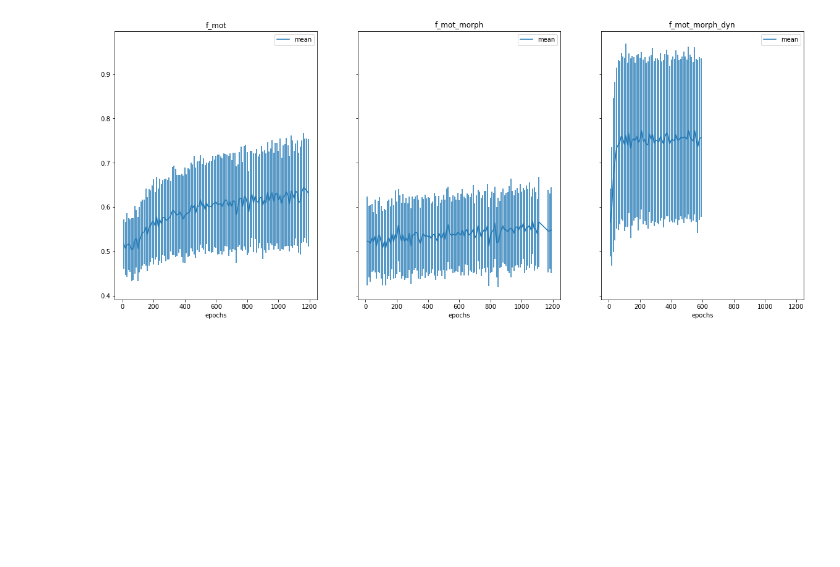
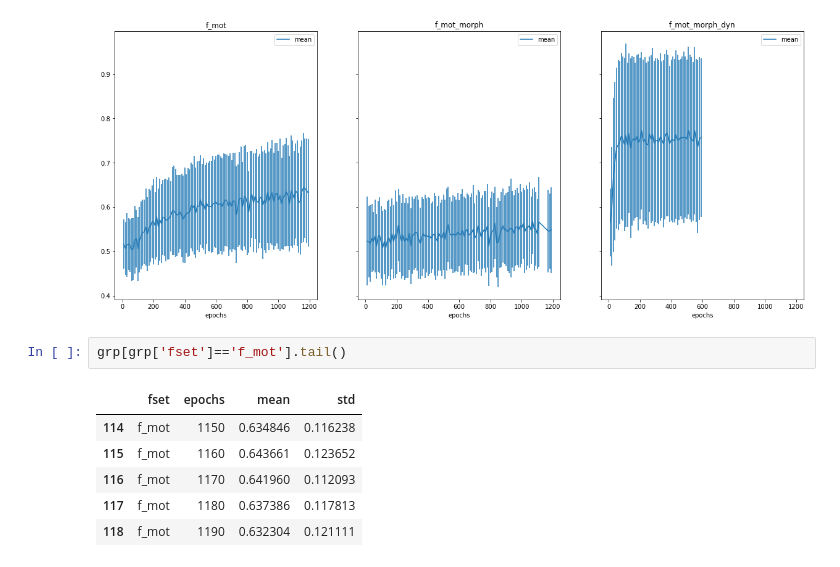
Before and after one commit to redchuk/n_track_ML, a Jupyter notebook: notebooks/plot_epoch_loop_outputs.ipynb, the cells around one changed output. Cells and saved outputs as stored; diff of their text form; blank space fills up the shorter version.

```diff
--- a/notebooks/plot_epoch_loop_outputs.ipynb
+++ b/notebooks/plot_epoch_loop_outputs.ipynb
@@ -65,3 +65,12 @@ for fset in grp['fset'].unique():
 # %% [output]
 Matplotlib created a temporary config/cache directory at /tmp/matplotlib-ydoz6u8v because the default path (/home/hajaalin/.cache/matplotlib) is not a writable directory; it is highly recommended to s ...
 [figure]
+# %%
+grp[grp['fset']=='f_mot'].tail()
+# %% [output]
+|  | fset | epochs | mean | std |
+| 114 | f_mot | 1150 | 0.634846 | 0.116238 |
+| 115 | f_mot | 1160 | 0.643661 | 0.123652 |
+| 116 | f_mot | 1170 | 0.641960 | 0.112093 |
+| 117 | f_mot | 1180 | 0.637386 | 0.117813 |
+| 118 | f_mot | 1190 | 0.632304 | 0.121111 |
```
Also changed, not shown: parts of 1 cell of this notebook, 1 other file.
